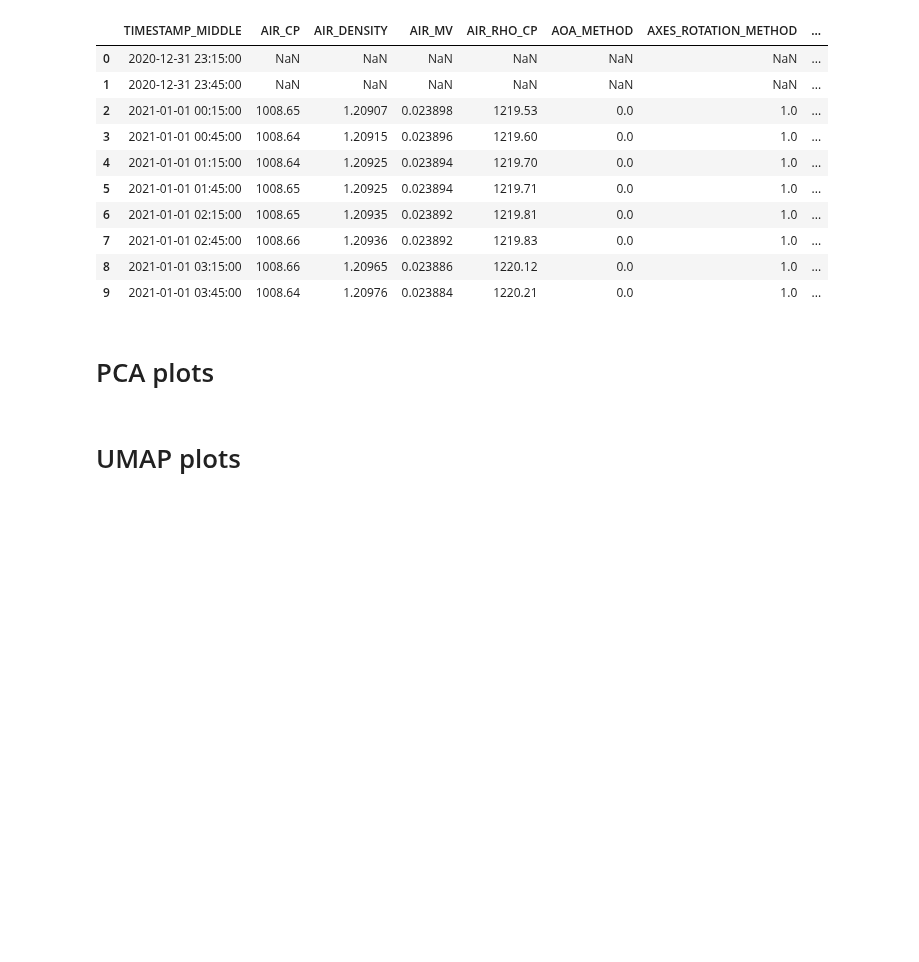
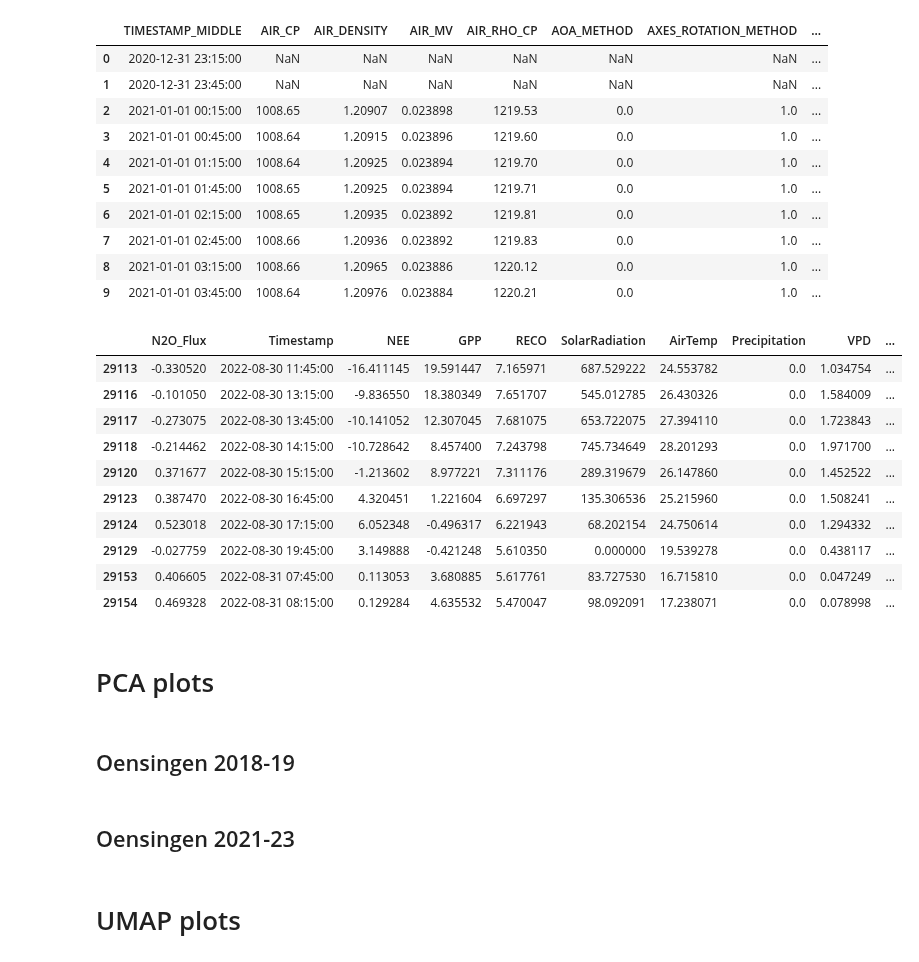
Before and after one commit to AndreasHiropedi/N2O_Emissions_Prediction, a Jupyter notebook: data_exploration/data_exploration_oesingen.ipynb, the cells around one changed output. Drawn from its saved outputs; the diff is of its cells as text; code cells hidden in the pictures; blank space fills up the shorter version.

```diff
--- a/data_exploration/data_exploration_oesingen.ipynb
+++ b/data_exploration/data_exploration_oesingen.ipynb
@@ -95,0 +224,14 @@ df_2.head(10)
+# %%
+oensingen_2.head(10)
+# %% [output]
+|  | N2O_Flux | Timestamp | NEE | GPP | RECO | SolarRadiation | AirTemp | Precipitation | VPD | ... |
+| 29113 | -0.330520 | 2022-08-30 11:45:00 | -16.411145 | 19.591447 | 7.165971 | 687.529222 | 24.553782 | 0.0 | 1.034754 | ... |
+| 29116 | -0.101050 | 2022-08-30 13:15:00 | -9.836550 | 18.380349 | 7.651707 | 545.012785 | 26.430326 | 0.0 | 1.584009 | ... |
+| 29117 | -0.273075 | 2022-08-30 13:45:00 | -10.141052 | 12.307045 | 7.681075 | 653.722075 | 27.394110 | 0.0 | 1.723843 | ... |
+| 29118 | -0.214462 | 2022-08-30 14:15:00 | -10.728642 | 8.457400 | 7.243798 | 745.734649 | 28.201293 | 0.0 | 1.971700 | ... |
+| 29120 | 0.371677 | 2022-08-30 15:15:00 | -1.213602 | 8.977221 | 7.311176 | 289.319679 | 26.147860 | 0.0 | 1.452522 | ... |
+| 29123 | 0.387470 | 2022-08-30 16:45:00 | 4.320451 | 1.221604 | 6.697297 | 135.306536 | 25.215960 | 0.0 | 1.508241 | ... |
+| 29124 | 0.523018 | 2022-08-30 17:15:00 | 6.052348 | -0.496317 | 6.221943 | 68.202154 | 24.750614 | 0.0 | 1.294332 | ... |
+| 29129 | -0.027759 | 2022-08-30 19:45:00 | 3.149888 | -0.421248 | 5.610350 | 0.000000 | 19.539278 | 0.0 | 0.438117 | ... |
+| 29153 | 0.406605 | 2022-08-31 07:45:00 | 0.113053 | 3.680885 | 5.617761 | 83.727530 | 16.715810 | 0.0 | 0.047249 | ... |
+| 29154 | 0.469328 | 2022-08-31 08:15:00 | 0.129284 | 4.635532 | 5.470047 | 98.092091 | 17.238071 | 0.0 | 0.078998 | ... |
@@ -96,4 +240,8 @@ df_2.head(10)
 # %% [markdown]
 # PCA plots
+# %% [markdown]
+## Oensingen 2018-19
+# %% [markdown]
+## Oensingen 2021-23
 # %% [markdown]
 # UMAP plots
```
Also changed, not shown: parts of 13 cells of this notebook.
